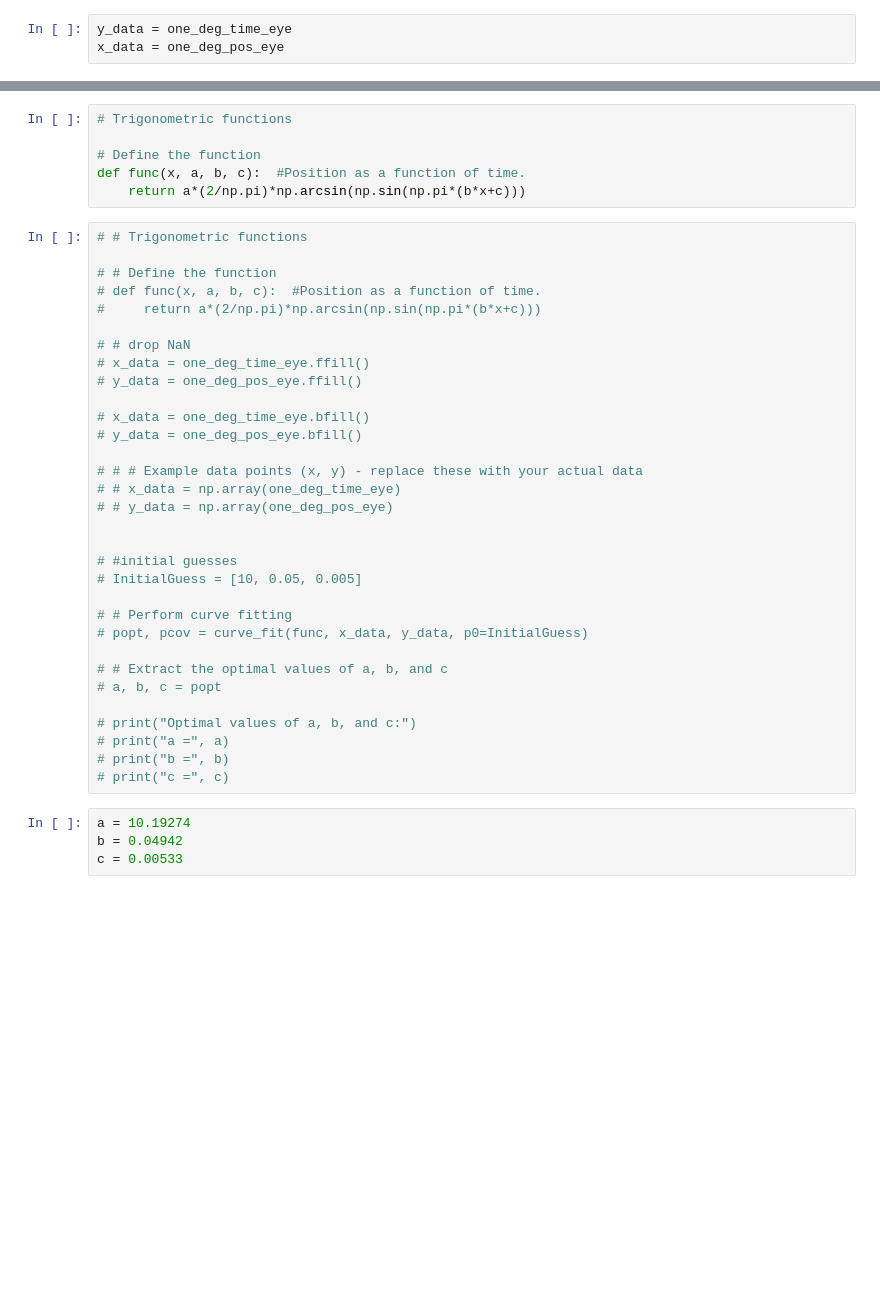
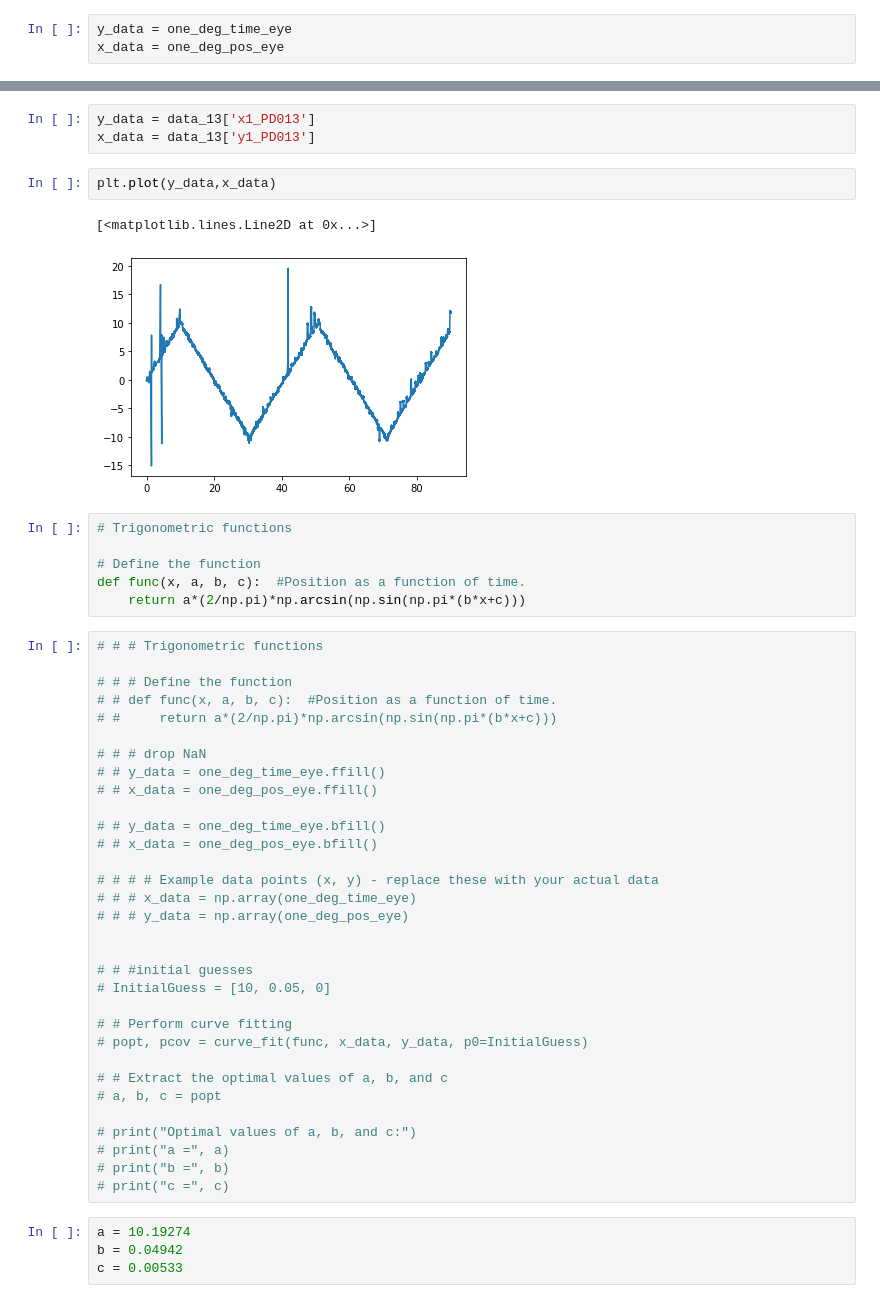
Before and after one commit to jamesleocodes/eye_movement, a Jupyter notebook: gain/gain_calc.ipynb, the cells around one changed output, grey strips where cells are left out. Saved outputs shown, nothing was run; the diff lists cells and outputs as text; blank space fills up the shorter version.

```diff
--- a/gain/gain_calc.ipynb
+++ b/gain/gain_calc.ipynb
@@ -225,3 +232,11 @@ data
+# %%
+y_data = data_13['x1_PD013']
+x_data = data_13['y1_PD013']
+# %%
+plt.plot(y_data,x_data)
+# %% [output]
+[<matplotlib.lines.Line2D at 0x...>]
+[figure, added]
 # %%
 # Trigonometric functions
 
@@ -229,26 +244,26 @@ data
 def func(x, a, b, c):  #Position as a function of time.
     return a*(2/np.pi)*np.arcsin(np.sin(np.pi*(b*x+c)))
 # %%
-# # Trigonometric functions
+# # # Trigonometric functions
 
-# # Define the function
-# def func(x, a, b, c):  #Position as a function of time.
-#     return a*(2/np.pi)*np.arcsin(np.sin(np.pi*(b*x+c)))
+# # # Define the function
+# # def func(x, a, b, c):  #Position as a function of time.
+# #     return a*(2/np.pi)*np.arcsin(np.sin(np.pi*(b*x+c)))
 
-# # drop NaN
-# x_data = one_deg_time_eye.ffill()
-# y_data = one_deg_pos_eye.ffill()
+# # # drop NaN
+# # y_data = one_deg_time_eye.ffill()
+# # x_data = one_deg_pos_eye.ffill()
 
-# x_data = one_deg_time_eye.bfill()
-# y_data = one_deg_pos_eye.bfill()
+# # y_data = one_deg_time_eye.bfill()
+# # x_data = one_deg_pos_eye.bfill()
 
-# # # Example data points (x, y) - replace these with your actual data
-# # x_data = np.array(one_deg_time_eye)
-# # y_data = np.array(one_deg_pos_eye)
+# # # # Example data points (x, y) - replace these with your actual data
+# # # x_data = np.array(one_deg_time_eye)
+# # # y_data = np.array(one_deg_pos_eye)
 
 
-# #initial guesses
-# InitialGuess = [10, 0.05, 0.005]
+# # #initial guesses
+# InitialGuess = [10, 0.05, 0]
 
 # # Perform curve fitting
 # popt, pcov = curve_fit(func, x_data, y_data, p0=InitialGuess)
```
Also changed, not shown: parts of 25 cells of this notebook, 2 other files.
